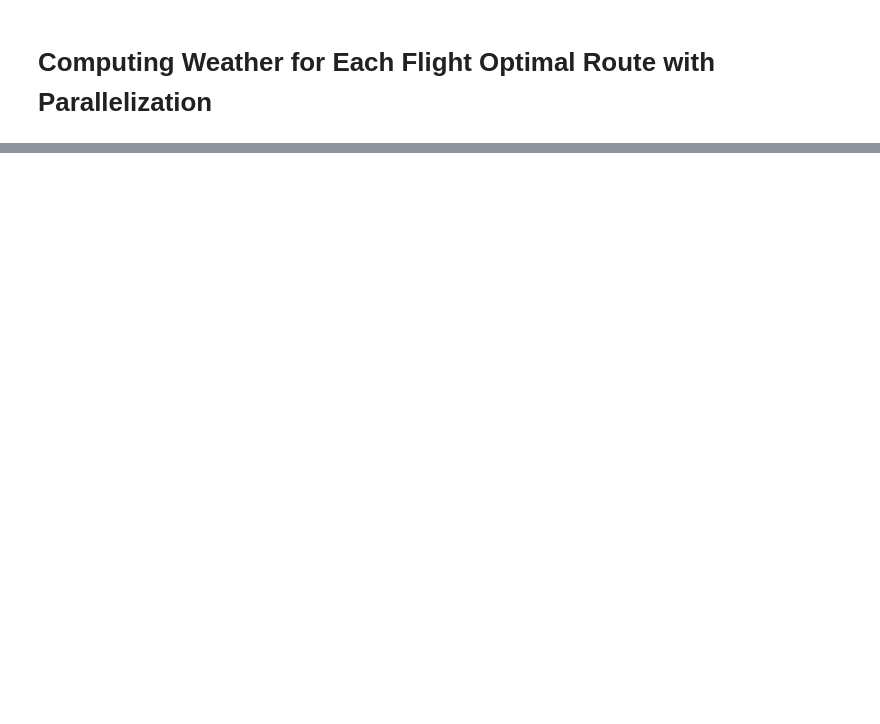
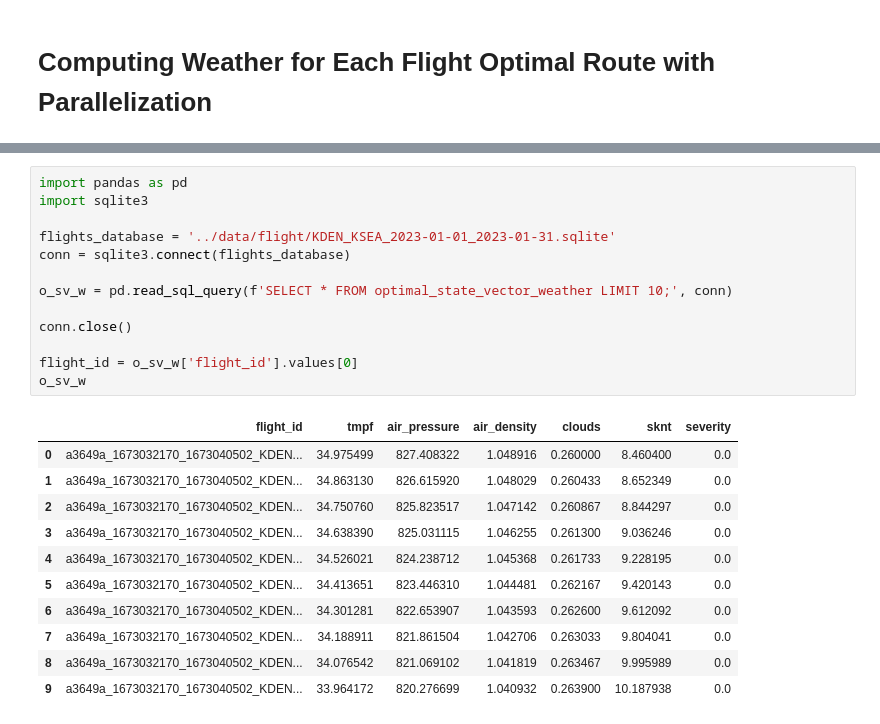
Before and after one commit to Flight-Path-Analysis/FlightPathAnalysis, a Jupyter notebook: tutorials/Compute_Optimal_Weather.ipynb, the cells around one changed output, grey strips where cells are left out. Drawn from its saved outputs; the diff is of its cells as text; blank space fills up the shorter version.

```diff
--- a/tutorials/Compute_Optimal_Weather.ipynb
+++ b/tutorials/Compute_Optimal_Weather.ipynb
@@ -264,0 +251,25 @@ Estimate time to finish: 6h 27m 34s.
+# %%
+import pandas as pd
+import sqlite3
+
+flights_database = '../data/flight/KDEN_KSEA_2023-01-01_2023-01-31.sqlite'
+conn = sqlite3.connect(flights_database)
+
+o_sv_w = pd.read_sql_query(f'SELECT * FROM optimal_state_vector_weather LIMIT 10;', conn)
+
+conn.close()
+
+flight_id = o_sv_w['flight_id'].values[0]
+o_sv_w
+# %% [output]
+|  | flight_id | tmpf | air_pressure | air_density | clouds | sknt | severity |
+| 0 | a3649a_1673032170_1673040502_KDEN... | 34.975499 | 827.408322 | 1.048916 | 0.260000 | 8.460400 | 0.0 |
+| 1 | a3649a_1673032170_1673040502_KDEN... | 34.863130 | 826.615920 | 1.048029 | 0.260433 | 8.652349 | 0.0 |
+| 2 | a3649a_1673032170_1673040502_KDEN... | 34.750760 | 825.823517 | 1.047142 | 0.260867 | 8.844297 | 0.0 |
+| 3 | a3649a_1673032170_1673040502_KDEN... | 34.638390 | 825.031115 | 1.046255 | 0.261300 | 9.036246 | 0.0 |
+| 4 | a3649a_1673032170_1673040502_KDEN... | 34.526021 | 824.238712 | 1.045368 | 0.261733 | 9.228195 | 0.0 |
+| 5 | a3649a_1673032170_1673040502_KDEN... | 34.413651 | 823.446310 | 1.044481 | 0.262167 | 9.420143 | 0.0 |
+| 6 | a3649a_1673032170_1673040502_KDEN... | 34.301281 | 822.653907 | 1.043593 | 0.262600 | 9.612092 | 0.0 |
+| 7 | a3649a_1673032170_1673040502_KDEN... | 34.188911 | 821.861504 | 1.042706 | 0.263033 | 9.804041 | 0.0 |
+| 8 | a3649a_1673032170_1673040502_KDEN... | 34.076542 | 821.069102 | 1.041819 | 0.263467 | 9.995989 | 0.0 |
+| 9 | a3649a_1673032170_1673040502_KDEN... | 33.964172 | 820.276699 | 1.040932 | 0.263900 | 10.187938 | 0.0 |
```
Also changed, not shown: parts of 5 cells of this notebook, 4 other files.
